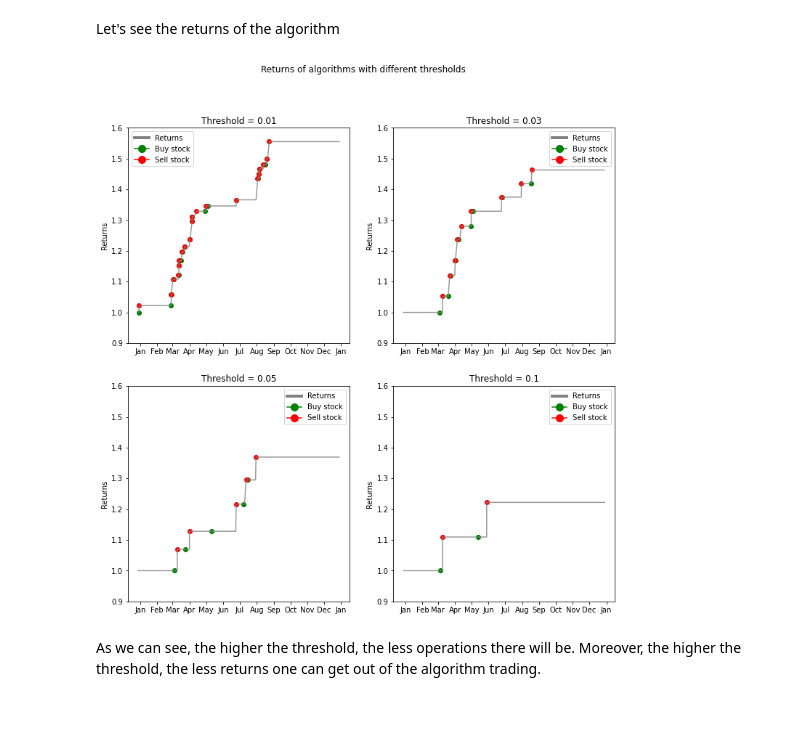
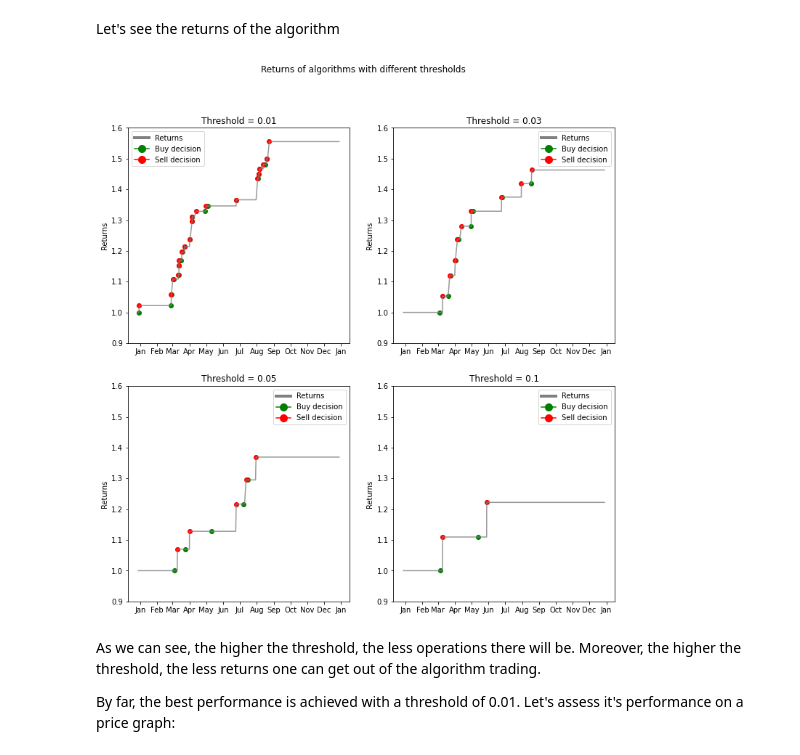
Before and after one commit to JustJAG/SciPy_final_project, a Jupyter notebook: Project_nb.ipynb, the cells around one changed output. Cells and saved outputs as stored; diff of their text form; code cells hidden in the pictures; blank space fills up the shorter version.

```diff
--- a/Project_nb.ipynb
+++ b/Project_nb.ipynb
@@ -188,34 +192,36 @@ Let's see the returns of the algorithm
 # %%
 fig, axes = plt.subplots(nrows=2, ncols=2, figsize=(12,12))
 plt.suptitle('Returns of algorithms with different thresholds')
 for plt, i in zip(axes.reshape(-1), thresholds):
     buy_df = algo[(algo['buy_'+str(i)]==1)]
     sell_df = algo[(algo['sell_'+str(i)]==1)]
 
     plt.scatter(buy_df['Datetime'], buy_df['returns_'+str(i)],linestyle="solid", c = "green")
     plt.scatter(sell_df['Datetime'], sell_df['returns_'+str(i)],linestyle="solid", c = 'red')
     plt.plot(algo.Datetime,algo['returns_'+str(i)],c = "gray", alpha = 0.8)
 
     # x axis as month names
     months = MonthLocator()
     monthsFmt = DateFormatter("%b")
     plt.xaxis.set_major_locator(months)
     plt.xaxis.set_major_formatter(monthsFmt)
 
     # Create legends
     legend_elements = [Line2D([0], [0], color='gray', lw=4, label='Returns'),
-                       Line2D([0], [0], marker='o', color='green', label='Buy stock',
+                       Line2D([0], [0], marker='o', color='green', label='Buy decision',
                               markerfacecolor='g', markersize=10),
-                       Line2D([0], [0], marker='o', color='red', label='Sell stock',
+                       Line2D([0], [0], marker='o', color='red', label='Sell decision',
                               markerfacecolor='r', markersize=10)]
     plt.legend(handles=legend_elements)
 
     # set title
     plt.set_title('Threshold = '+str(i))
     # set y label
     plt.set_ylabel('Returns')
     plt.set_ylim([0.9, 1.6])
 # %% [output]
-[figure, old version]
+[figure, new version]
 # %% [markdown]
 As we can see, the higher the threshold, the less operations there will be. Moreover, the higher the threshold, the less returns one can get out of the algorithm trading.
+
+By far, the best performance is achieved with a threshold of 0.01. Let's assess it's performance on a price graph:
```
Also changed, not shown: parts of 26 cells of this notebook, 4 other files.
